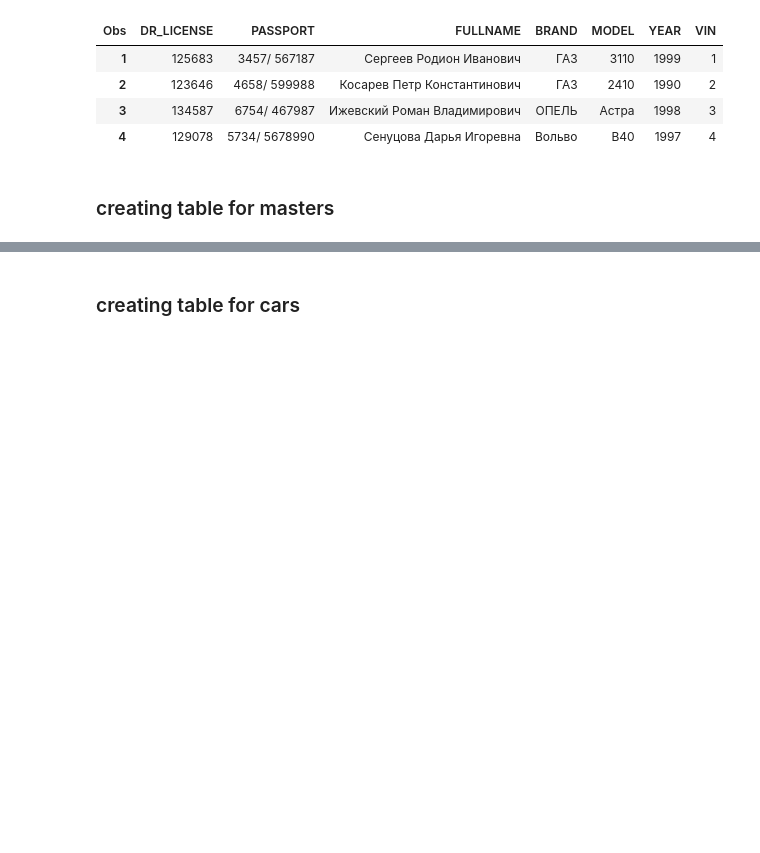
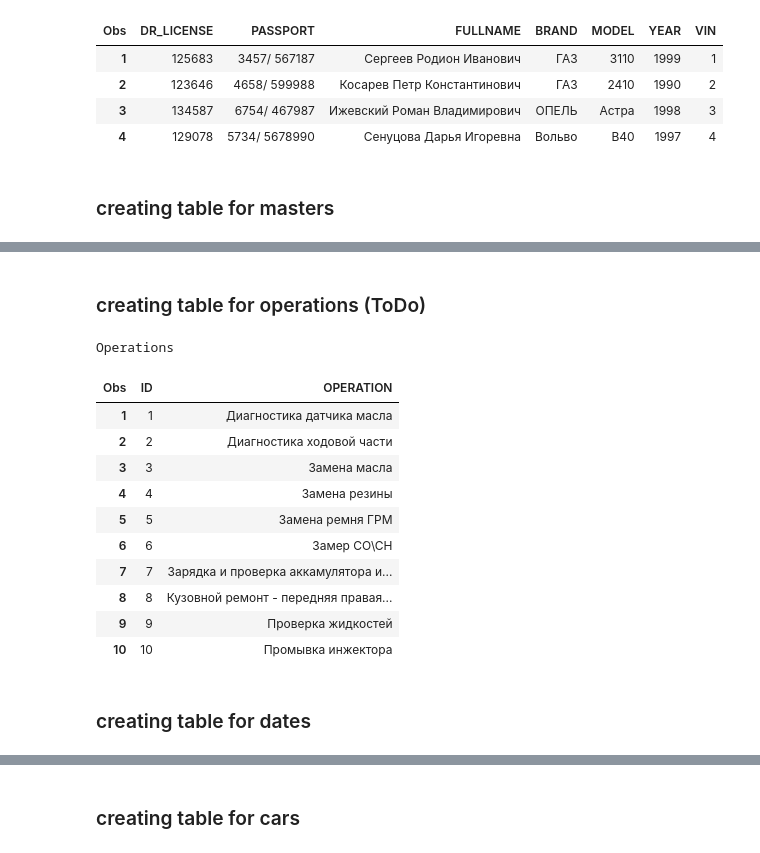
Before and after one commit to ahtyamovdanil/SAS_university, a Jupyter notebook: lab_1/lab1.ipynb, the cells around one changed output, grey strips where cells are left out. Drawn from its saved outputs; the diff is of its cells as text; code cells hidden in the pictures; blank space fills up the shorter version.

```diff
--- a/lab_1/lab1.ipynb
+++ b/lab_1/lab1.ipynb
@@ -124,0 +132,34 @@ Masters
+# %% [markdown]
+### creating table for operations (ToDo)
+# %%
+proc sort
+        data=work.source_remont
+        out=work.operations nodupkey;
+    by OPERATION;
+run;
+
+data work.operations;
+    retain ID OPERATION;
+    set work.operations (keep = OPERATION);
+    ID=_n_;
+run;
+
+proc print
+        data=work.operations(obs=10);
+    title "Operations";
+run;
+# %% [output]
+Operations
+| Obs | ID | OPERATION |
+| 1 | 1 | Диагностика датчика масла |
+| 2 | 2 | Диагностика ходовой части |
+| 3 | 3 | Замена масла |
+| 4 | 4 | Замена резины |
+| 5 | 5 | Замена ремня ГРМ |
+| 6 | 6 | Замер СО\СН |
+| 7 | 7 | Зарядка и проверка аккамулятора и... |
+| 8 | 8 | Кузовной ремонт - передняя правая... |
+| 9 | 9 | Проверка жидкостей |
+| 10 | 10 | Промывка инжектора |
+# %% [markdown]
+### creating table for dates
```
Also changed, not shown: parts of 10 cells of this notebook.
